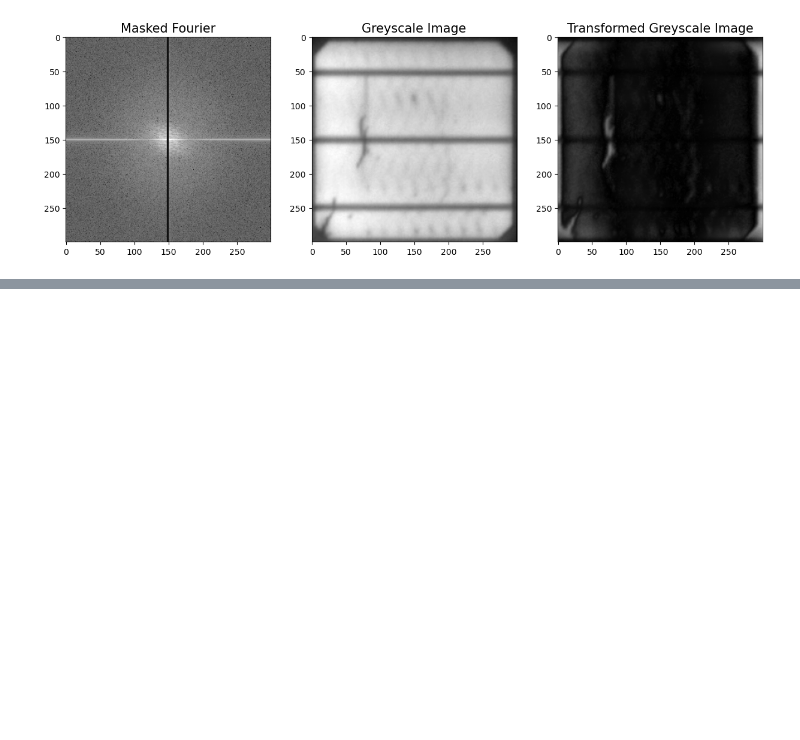
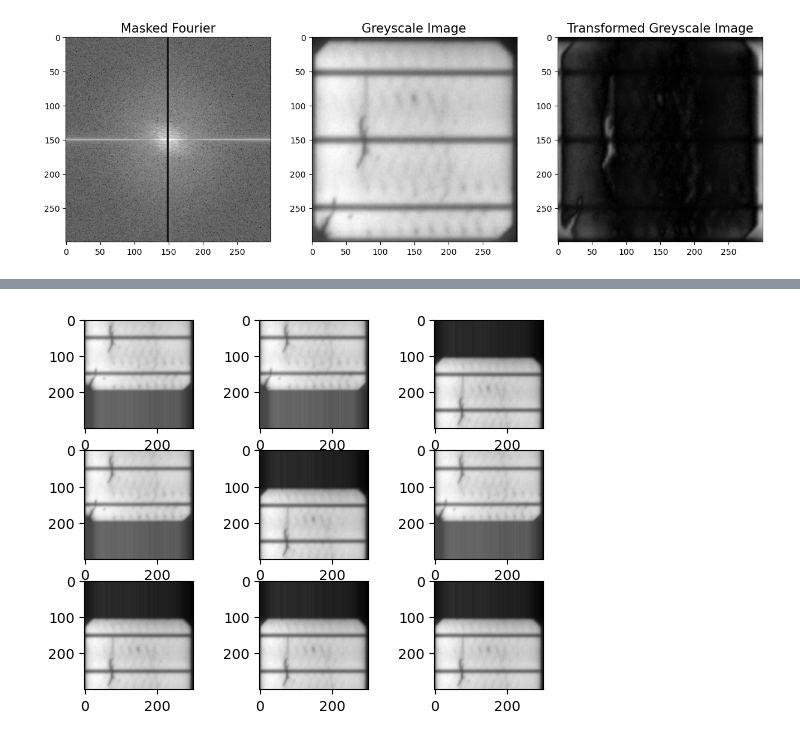
Before and after one commit to Skele-Y/COMP9517, a Jupyter notebook: project/shady_preprocess.ipynb, the cells around one changed output, grey strips where cells are left out. Drawn from its saved outputs; the diff is of its cells as text; code cells hidden in the pictures; blank space fills up the shorter version.

```diff
--- a/project/shady.ipynb
+++ b/project/shady_preprocess.ipynb
@@ -100,2 +100,35 @@ displayTwoPlots(b,aw)
 [figure]
 [figure]
+# %%
+# example of horizontal shift image augmentation
+from numpy import expand_dims
+from tensorflow.keras.preprocessing.image import load_img
+from tensorflow.keras.preprocessing.image import img_to_array
+from tensorflow.keras.preprocessing.image import ImageDataGenerator
+from matplotlib import pyplot
+# load the image
+img = images[0]
+# convert to numpy array
+data = img_to_array(img)
+# expand dimension to one sample
+samples = expand_dims(data, 0)
+# create image data augmentation generator
+datagen = ImageDataGenerator(width_shift_range=[-100,100])
+# prepare iterator
+it = datagen.flow(samples, batch_size=1)
+
+# generate samples and plot
+for i in range(9):
+    # define subplot
+    pyplot.subplot(330 + 1 + i)
+    # generate batch of images
+    batch = it.next()
+    # convert to unsigned integers for viewing
+    image = batch[0].squeeze().astype('uint8')  # Remove single-dimensional entries from the shape of an array
+    # plot raw pixel data
+    pyplot.imshow(image, cmap='gray')
+
+# show the figure
+pyplot.show()
+# %% [output]
+[figure, added]
```
Also changed, not shown: parts of 5 cells of this notebook, 11 other files.
